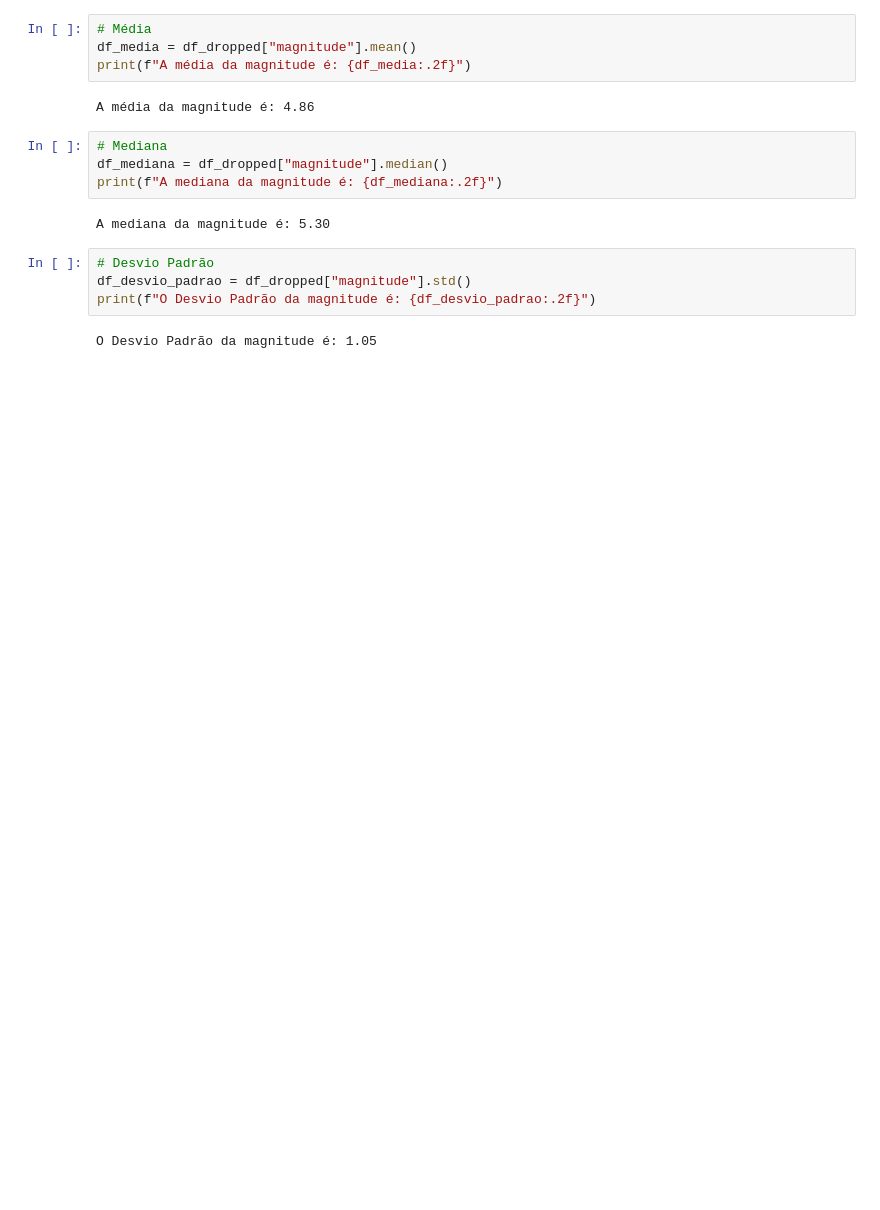
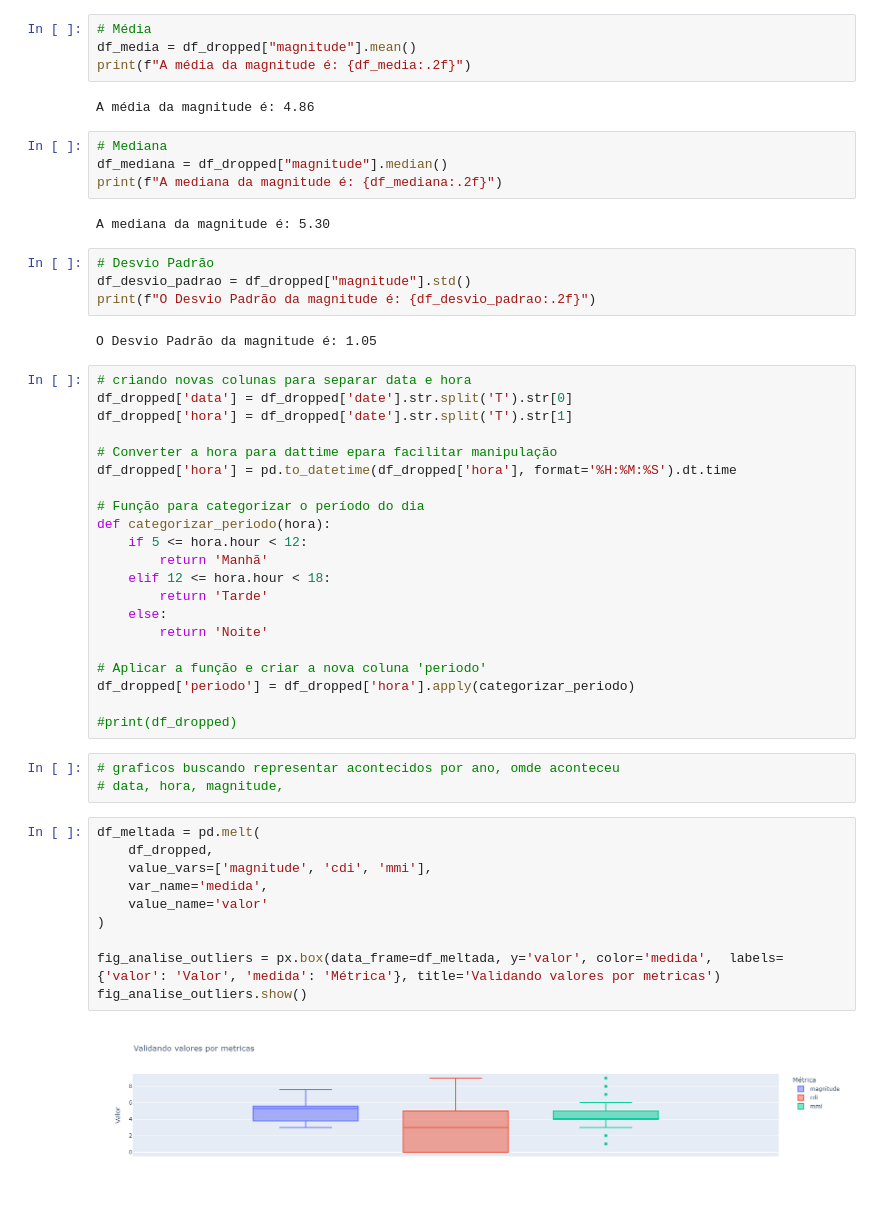
Before and after one commit to Lucas05DEV/gc24-Attack-on-Python, a Jupyter notebook: attack_on_python.ipynb, the cells around one changed output. Cells and saved outputs as stored; diff of their text form; blank space fills up the shorter version.

Commit message:
feat: Criação de gráficos básicos para análises futuras

```diff
--- a/attack_on_python.ipynb
+++ b/attack_on_python.ipynb
@@ -55,3 +44,39 @@ df_desvio_padrao = df_dropped["magnitude"].std()
 print(f"O Desvio Padrão da magnitude é: {df_desvio_padrao:.2f}")
 # %% [output]
 O Desvio Padrão da magnitude é: 1.05
+# %%
+# criando novas colunas para separar data e hora
+df_dropped['data'] = df_dropped['date'].str.split('T').str[0]
+df_dropped['hora'] = df_dropped['date'].str.split('T').str[1]
+
+# Converter a hora para dattime epara facilitar manipulação
+df_dropped['hora'] = pd.to_datetime(df_dropped['hora'], format='%H:%M:%S').dt.time
+
+# Função para categorizar o período do dia
+def categorizar_periodo(hora):
+    if 5 <= hora.hour < 12:
+        return 'Manhã'
+    elif 12 <= hora.hour < 18:
+        return 'Tarde'
+    else:
+        return 'Noite'
+
+# Aplicar a função e criar a nova coluna 'periodo'
+df_dropped['periodo'] = df_dropped['hora'].apply(categorizar_periodo)
+
+#print(df_dropped)
+# %%
+# graficos buscando representar acontecidos por ano, omde aconteceu
+# data, hora, magnitude,
+# %%
+df_meltada = pd.melt(
+    df_dropped,
+    value_vars=['magnitude', 'cdi', 'mmi'],
+    var_name='medida',
+    value_name='valor'
+)
+
+fig_analise_outliers = px.box(data_frame=df_meltada, y='valor', color='medida',  labels={'valor': 'Valor', 'medida': 'Métrica'}, title='Validando valores por metricas')
+fig_analise_outliers.show()
+# %% [output]
+[figure, added]
```
Also changed, not shown: parts of 9 cells of this notebook.
